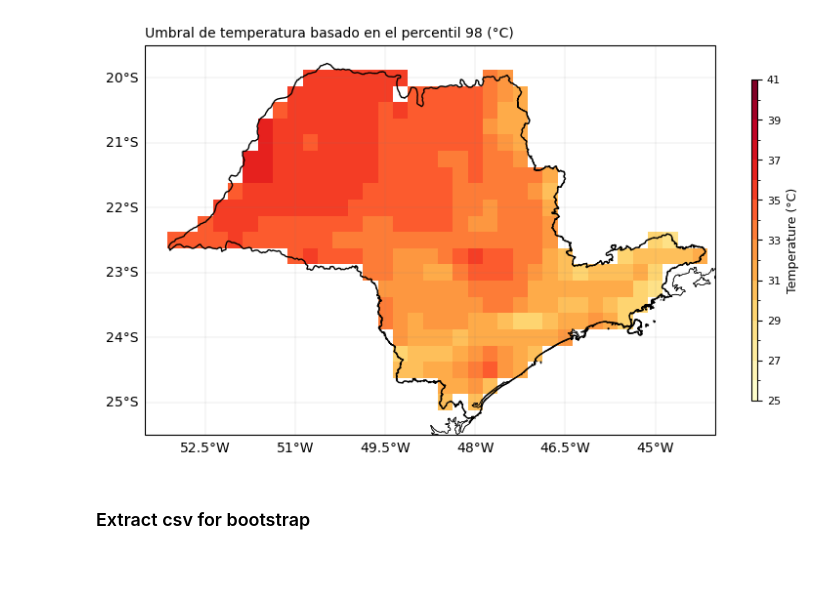
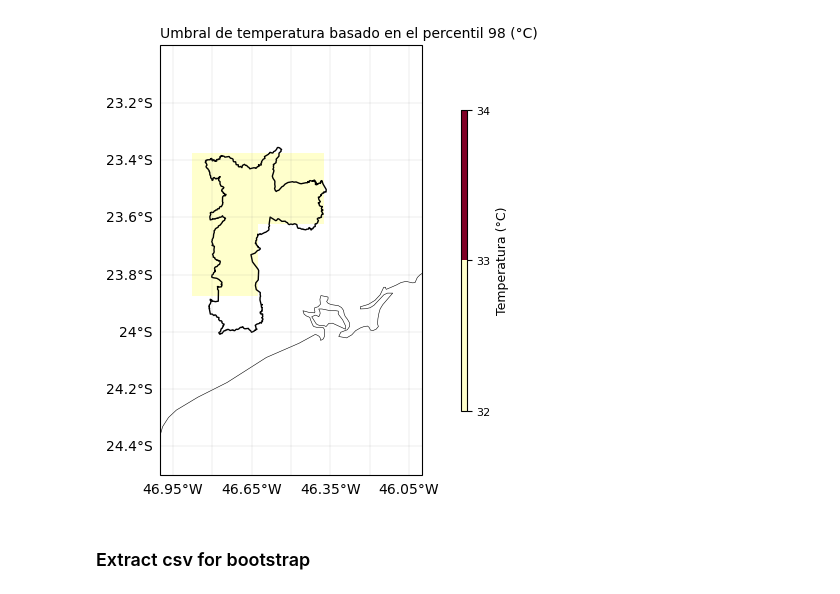
Before and after one commit to dbrisaro/heatwave_detection, a Jupyter notebook: heatwave_project/notebooks/plots_hw_sp.ipynb, the cells around one changed output. Drawn from its saved outputs; the diff is of its cells as text; code cells hidden in the pictures; blank space fills up the shorter version.

```diff
--- a/heatwave_project/notebooks/plots_hw_sp.ipynb
+++ b/heatwave_project/notebooks/plots_hw_sp.ipynb
@@ -125,0 +186,20 @@ state, polygon = load_state()
+# %%
+
+muni, _ = load_municipality()
+muni = muni.to_crs("EPSG:4326")
+muni = muni[muni["name_muni"] == "São Paulo"]
+
+list_years = np.arange(2010, 2026)
+durations = [3, 5, 7]
+percentile = 98
+data_processed_dir = "../data/processed/"
+df_all = pd.DataFrame(index=list_years)
+
+for d in durations:
+    ds = open_dataset(data_processed_dir, list_years, percentile, d)
+    plot_yearly_maps(ds, muni, d)
+    df_mean = compute_mean_events(ds, muni)
+    df_mean.columns = [f"{d}_days"]
+    df_all = df_all.join(df_mean, how="left")
+plot_bar_absolute(df_all)
+plot_bar_percentage(df_all)
@@ -126,64 +212,38 @@ state, polygon = load_state()
 # %%
 
-data_processed_dir = "../data/processed/"
-data_raw_dir = "../data/raw/"
 
 region = [6, -74, -34, -33]
 
-climatology_years = [2005, 2024]
+climatology_years = [1995, 2024]
 file_percentiles = f'tmax2m_mean_and_percentiles_{climatology_years[0]}_{climatology_years[1]}_area_{region[0]}N_{region[1]}W_{region[2]}S_{region[3]}E.nc'
 files_raw = sorted([file for file in os.listdir(data_raw_dir) if file.endswith(".nc")])
 
 ds_percentiles = xr.open_dataset(data_processed_dir + file_percentiles)
 
 # --- Recorte espacial São Paulo ---
 lat_min, lat_max = -25.4, -19.7
 lon_min, lon_max = -53.25, -44
 
 if ds_percentiles.latitude[0] > ds_percentiles.latitude[-1]:
     ds_percentiles = ds_percentiles.sel(latitude=slice(lat_max, lat_min), longitude=slice(lon_min, lon_max))
 else:
     ds_percentiles = ds_percentiles.sel(latitude=slice(lat_min, lat_max), longitude=slice(lon_min, lon_max))
 # ----------------------------------
 
 percentile = 98
 p_percentile = ds_percentiles[f't2m_p{percentile}']
-p_percentile_mean = p_percentile.mean('doy').round(0)
+p_percentile_mean = p_percentile.round(0)
 
 
-fig, ax = plt.subplots(figsize=(8, 5), subplot_kw={'projection': ccrs.PlateCarree()})
-
-p_percentile_mean = p_percentile_mean.rio.write_crs("EPSG:4326", inplace=True)
-p_percentile_mean_crop = p_percentile_mean.rio.clip([mapping(state.unary_union)], state.crs, drop=True)
-
-im = p_percentile_mean_crop.plot(
-    ax=ax,
+plot_spatial_field(
+    p_percentile_mean,
+    region_gdf=muni,
+    title="Umbral de temperatura basado en el percentil 98 (°C)",
     cmap="YlOrRd",
-    levels=np.arange(25, 42, 1),
-    add_colorbar=False,
-    transform=ccrs.PlateCarree()
+    levels=np.arange(32, 35, 1)
 )
-
-ax.set_title("")  # elimina el título automático
-
-ax.coastlines(linewidth=0.5)
-state.plot(ax=ax, edgecolor="black", facecolor="none", linewidth=1)
-ax.add_feature(cfeature.COASTLINE, linewidth=0.4)
-ax.set_extent([-53.5, -44, -25.5, -19.5])
-gl = ax.gridlines(draw_labels=True, linewidth=0.2, color='gray', alpha=0.5)
-gl.top_labels = False
-gl.right_labels = False
-ax.set_extent([-53.5, -44, -25.5, -19.5])
-ax.set_title("Umbral de temperatura basado en el percentil 98 (°C)", fontsize=10, loc='left')
-
-ax.tick_params(labelsize=7)
-
-cbar = plt.colorbar(im, orientation="vertical", pad=0.05, aspect=50, shrink=0.7)
-cbar.set_label("Temperature (°C)", fontsize=9)
-cbar.ax.tick_params(labelsize=8)
-plt.tight_layout()
 # %% [output]
-[figure, old version]
+[figure, new version]
 # %% [markdown]
 ### Extract csv for bootstrap
 # %%
```
Also changed, not shown: parts of 8 cells of this notebook, 7 other files.
